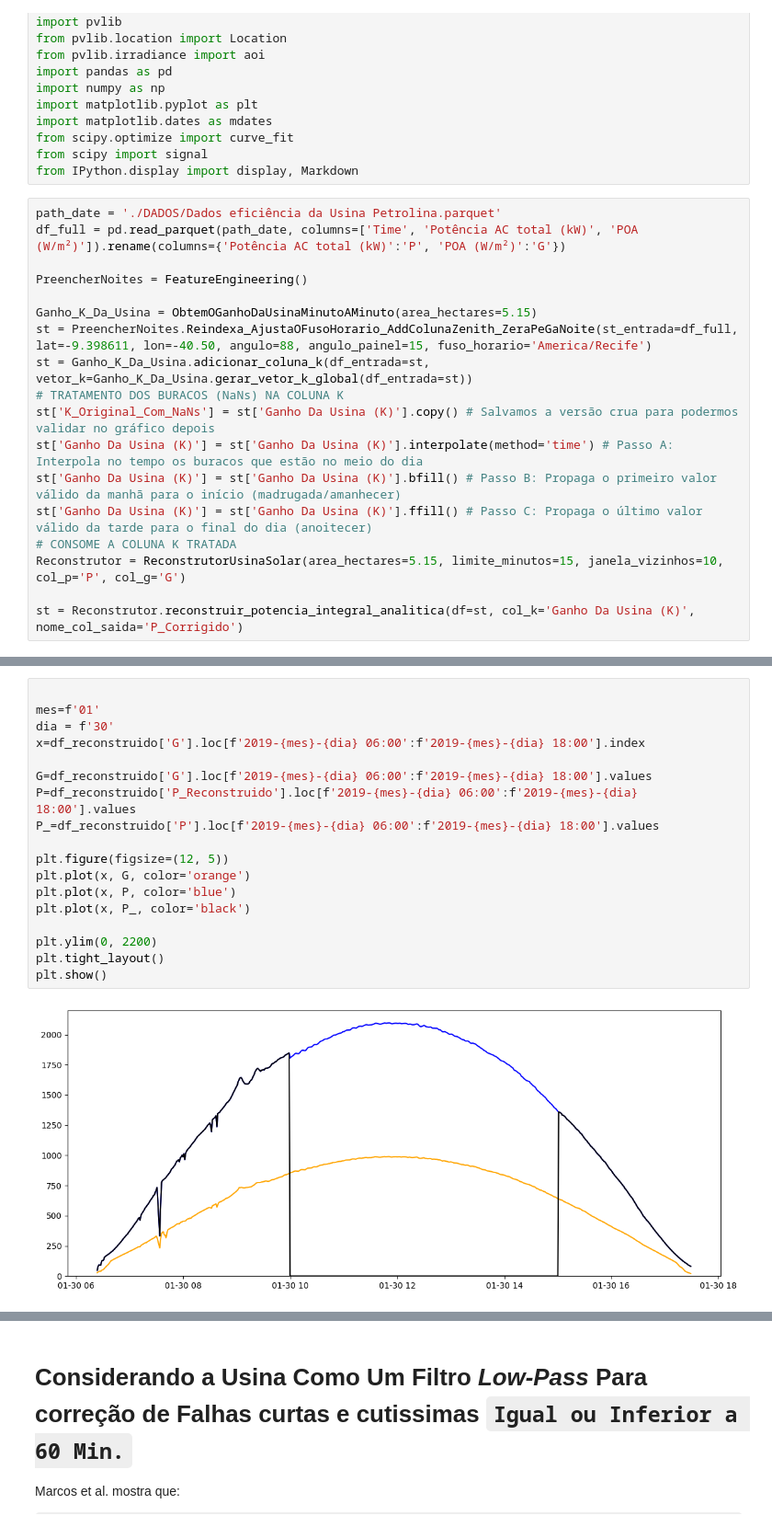
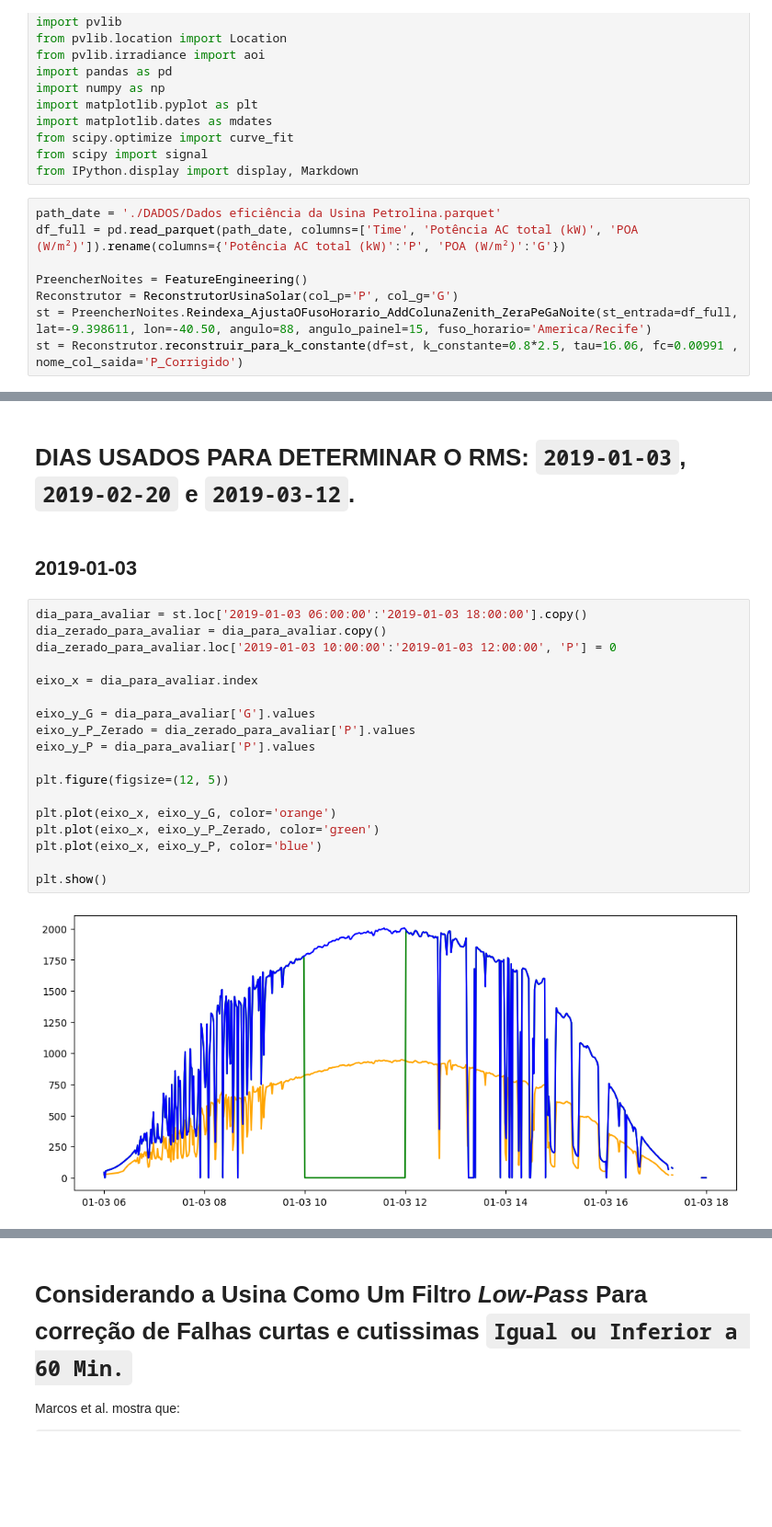
Before and after one commit to gustavodiasz/Modelagem_Dinamica_Usina_FV, a Jupyter notebook: Analise Dos Dados Da Usina De Petrolina.ipynb, the cells around one changed output, grey strips where cells are left out. Shown at 92% size. Drawn from its saved outputs; the diff is of its cells as text; some formulas as TeX source; blank space fills up the shorter version.

```diff
--- a/Analise Dos Dados Da Usina De Petrolina.ipynb
+++ b/Analise Dos Dados Da Usina De Petrolina.ipynb
@@ -23,16 +23,6 @@ path_date = './DADOS/Dados eficiência da Usina Petrolina.parquet'
 df_full = pd.read_parquet(path_date, columns=['Time', 'Potência AC total (kW)', 'POA (W/m²)']).rename(columns={'Potência AC total (kW)':'P', 'POA (W/m²)':'G'})
 
 PreencherNoites = FeatureEngineering()
-
-Ganho_K_Da_Usina = ObtemOGanhoDaUsinaMinutoAMinuto(area_hectares=5.15)
+Reconstrutor = ReconstrutorUsinaSolar(col_p='P', col_g='G')
 st = PreencherNoites.Reindexa_AjustaOFusoHorario_AddColunaZenith_ZeraPeGaNoite(st_entrada=df_full, lat=-9.398611, lon=-40.50, angulo=88, angulo_painel=15, fuso_horario='America/Recife')
-st = Ganho_K_Da_Usina.adicionar_coluna_k(df_entrada=st, vetor_k=Ganho_K_Da_Usina.gerar_vetor_k_global(df_entrada=st))
-# TRATAMENTO DOS BURACOS (NaNs) NA COLUNA K
-st['K_Original_Com_NaNs'] = st['Ganho Da Usina (K)'].copy() # Salvamos a versão crua para podermos validar no gráfico depois
-st['Ganho Da Usina (K)'] = st['Ganho Da Usina (K)'].interpolate(method='time') # Passo A: Interpola no tempo os buracos que estão no meio do dia
-st['Ganho Da Usina (K)'] = st['Ganho Da Usina (K)'].bfill() # Passo B: Propaga o primeiro valor válido da manhã para o início (madrugada/amanhecer)
-st['Ganho Da Usina (K)'] = st['Ganho Da Usina (K)'].ffill() # Passo C: Propaga o último valor válido da tarde para o final do dia (anoitecer)
-# CONSOME A COLUNA K TRATADA
-Reconstrutor = ReconstrutorUsinaSolar(area_hectares=5.15, limite_minutos=15, janela_vizinhos=10, col_p='P', col_g='G')
-
-st = Reconstrutor.reconstruir_potencia_integral_analitica(df=st, col_k='Ganho Da Usina (K)', nome_col_saida='P_Corrigido')
+st = Reconstrutor.reconstruir_para_k_constante(df=st, k_constante=0.8*2.5, tau=16.06, fc=0.00991 , nome_col_saida='P_Corrigido')
@@ -68,20 +29,24 @@ df_reconstruido = Reconstrutor.reconstruir_para_k_constante(
+# %% [markdown]
+# DIAS USADOS PARA DETERMINAR O RMS: `2019-01-03`, `2019-02-20` e `2019-03-12`.
+# %% [markdown]
+## 2019-01-03
 # %%
+dia_para_avaliar = st.loc['2019-01-03 06:00:00':'2019-01-03 18:00:00'].copy()
+dia_zerado_para_avaliar = dia_para_avaliar.copy()
+dia_zerado_para_avaliar.loc['2019-01-03 10:00:00':'2019-01-03 12:00:00', 'P'] = 0
 
-mes=f'01'
-dia = f'30'
-x=df_reconstruido['G'].loc[f'2019-{mes}-{dia} 06:00':f'2019-{mes}-{dia} 18:00'].index
+eixo_x = dia_para_avaliar.index
 
-G=df_reconstruido['G'].loc[f'2019-{mes}-{dia} 06:00':f'2019-{mes}-{dia} 18:00'].values
-P=df_reconstruido['P_Reconstruido'].loc[f'2019-{mes}-{dia} 06:00':f'2019-{mes}-{dia} 18:00'].values
-P_=df_reconstruido['P'].loc[f'2019-{mes}-{dia} 06:00':f'2019-{mes}-{dia} 18:00'].values
+eixo_y_G = dia_para_avaliar['G'].values
+eixo_y_P_Zerado = dia_zerado_para_avaliar['P'].values
+eixo_y_P = dia_para_avaliar['P'].values
 
 plt.figure(figsize=(12, 5))
-plt.plot(x, G, color='orange')
-plt.plot(x, P, color='blue')
-plt.plot(x, P_, color='black')
 
-plt.ylim(0, 2200)
-plt.tight_layout()
+plt.plot(eixo_x, eixo_y_G, color='orange')
+plt.plot(eixo_x, eixo_y_P_Zerado, color='green')
+plt.plot(eixo_x, eixo_y_P, color='blue')
+
 plt.show()
 # %% [output]
-[figure, old version]
+[figure, new version]
```
Also changed, not shown: parts of 20 cells of this notebook, 7 other files.
